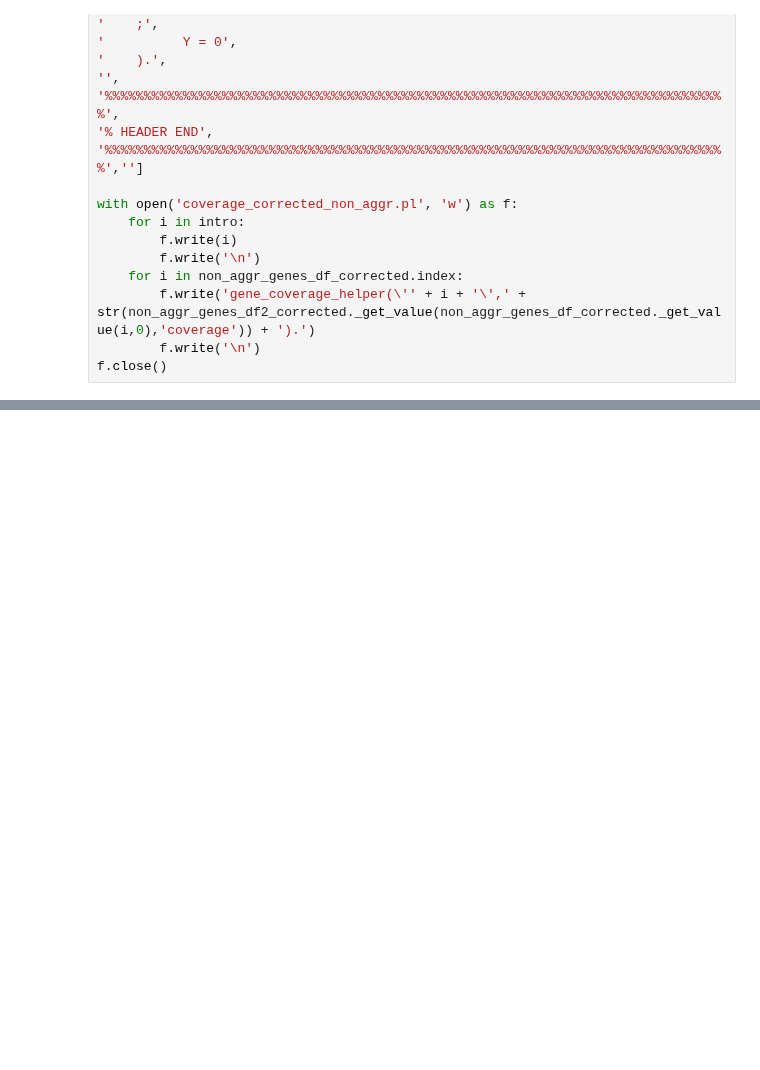
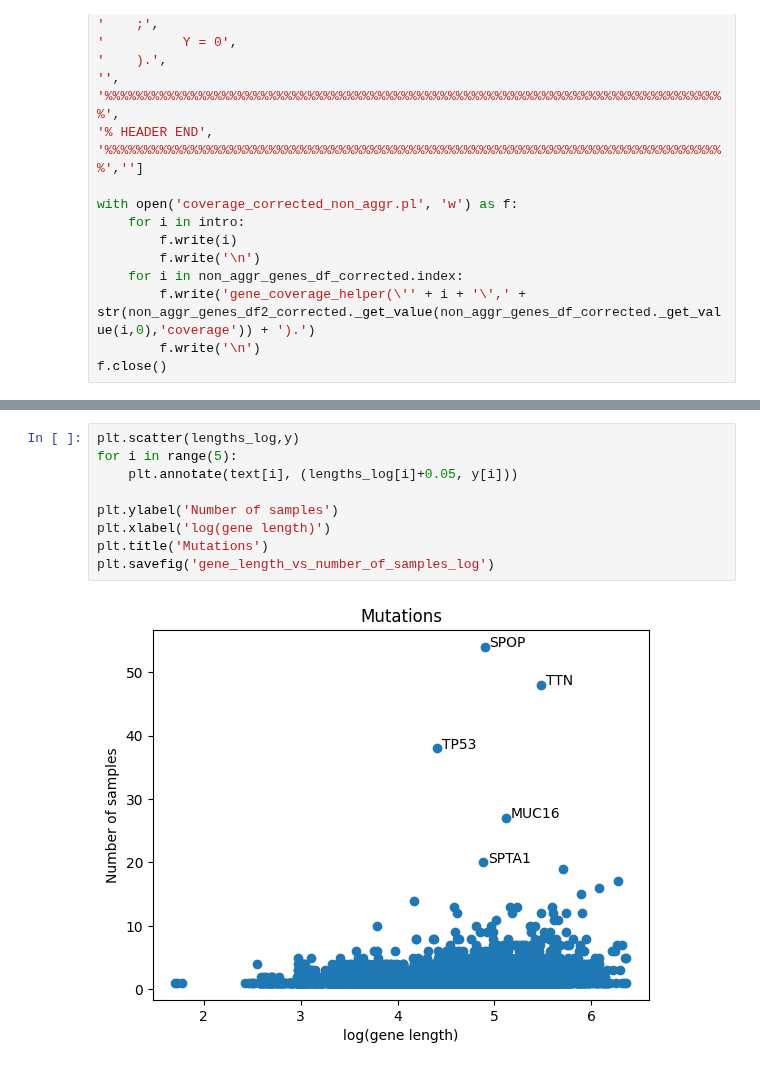
Before and after one commit to dmartmillan/OMEN, a Jupyter notebook: new_data/gene_patient_CADD.ipynb, the cells around one changed output, grey strips where cells are left out. Saved outputs shown, nothing was run; the diff lists cells and outputs as text; blank space fills up the shorter version.

```diff
--- a/new_data/gene_patient_CADD.ipynb
+++ b/new_data/gene_patient_CADD.ipynb
@@ -709,0 +783,11 @@ f.close()
+# %%
+plt.scatter(lengths_log,y)
+for i in range(5):
+    plt.annotate(text[i], (lengths_log[i]+0.05, y[i]))
+
+plt.ylabel('Number of samples')
+plt.xlabel('log(gene length)')
+plt.title('Mutations')
+plt.savefig('gene_length_vs_number_of_samples_log')
+# %% [output]
+[figure, added]
```
Also changed, not shown: parts of 9 cells of this notebook, 2 other files.
